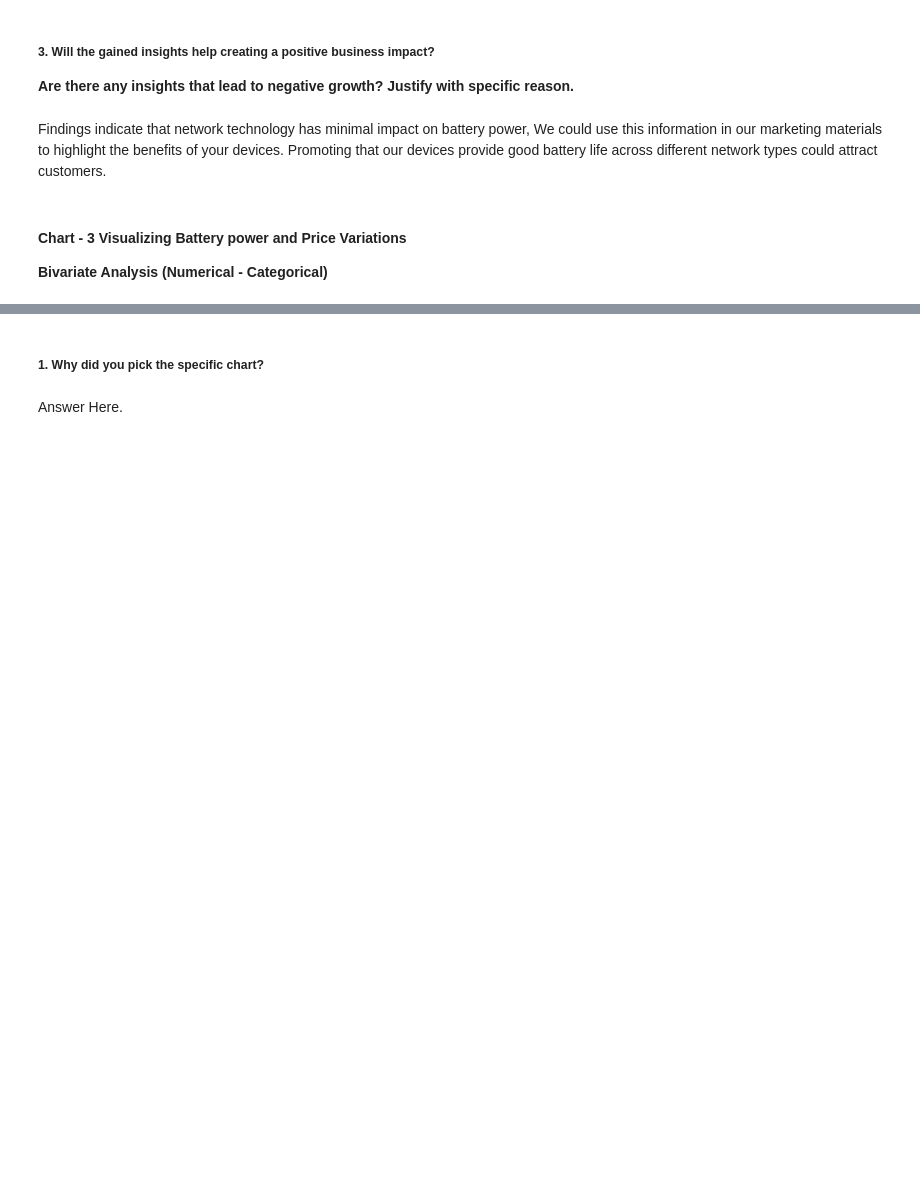
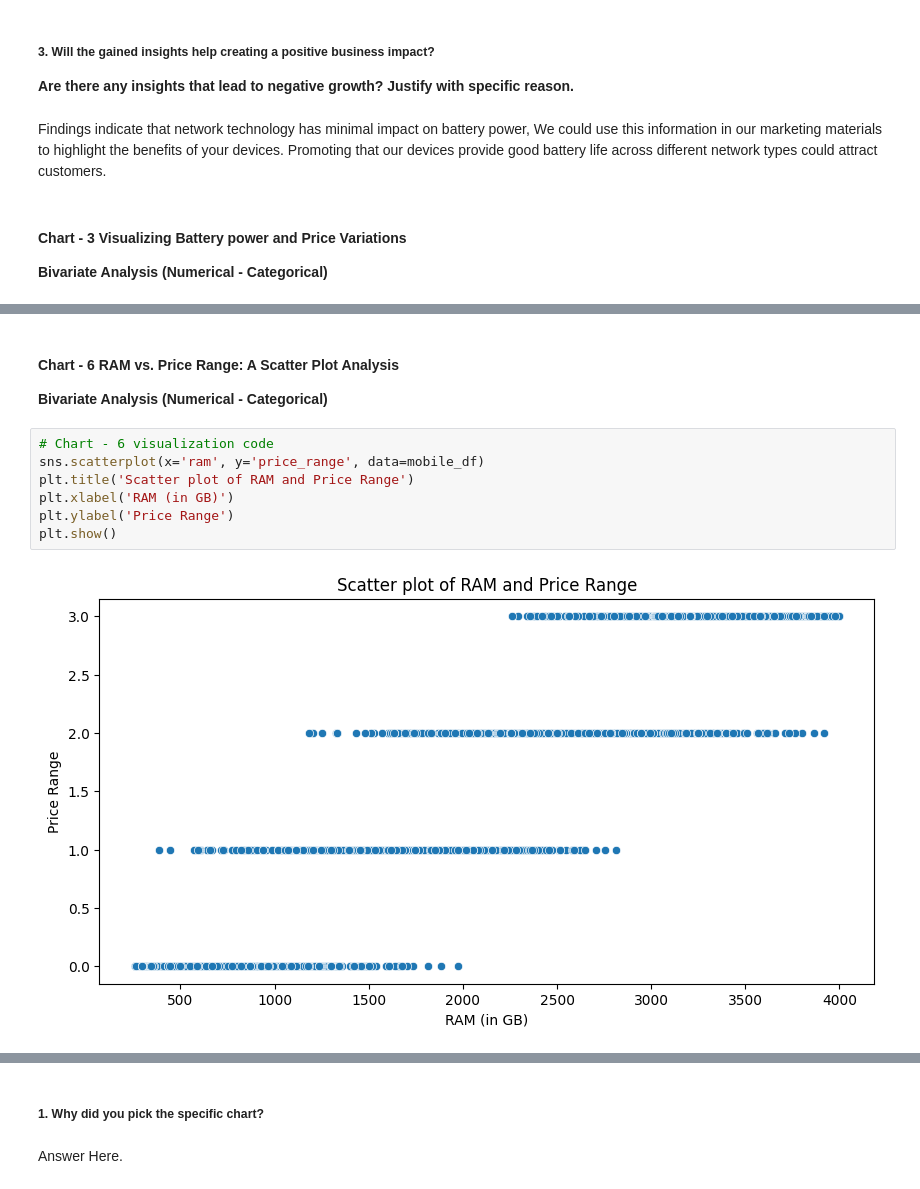
Before and after one commit to kapilkukreja469/Mobile_price_range_prediction, a Jupyter notebook: Mobile_price_range_prediction_by_kapil_kukreja.ipynb, the cells around one changed output, grey strips where cells are left out. Drawn from its saved outputs; the diff is of its cells as text; blank space fills up the shorter version.

```diff
--- a/Mobile_price_range_prediction_by_kapil_kukreja.ipynb
+++ b/Mobile_price_range_prediction_by_kapil_kukreja.ipynb
@@ -490,0 +590,12 @@ sns.boxplot(x="price_range", y="battery_power", data=mobile_df)
+# %% [markdown]
+#### **Chart - 6 RAM vs. Price Range: A Scatter Plot Analysis**
+**Bivariate Analysis (Numerical - Categorical)**
+# %%
+# Chart - 6 visualization code
+sns.scatterplot(x='ram', y='price_range', data=mobile_df)
+plt.title('Scatter plot of RAM and Price Range')
+plt.xlabel('RAM (in GB)')
+plt.ylabel('Price Range')
+plt.show()
+# %% [output]
+[figure, added]
```
Also changed, not shown: parts of 94 cells of this notebook.
